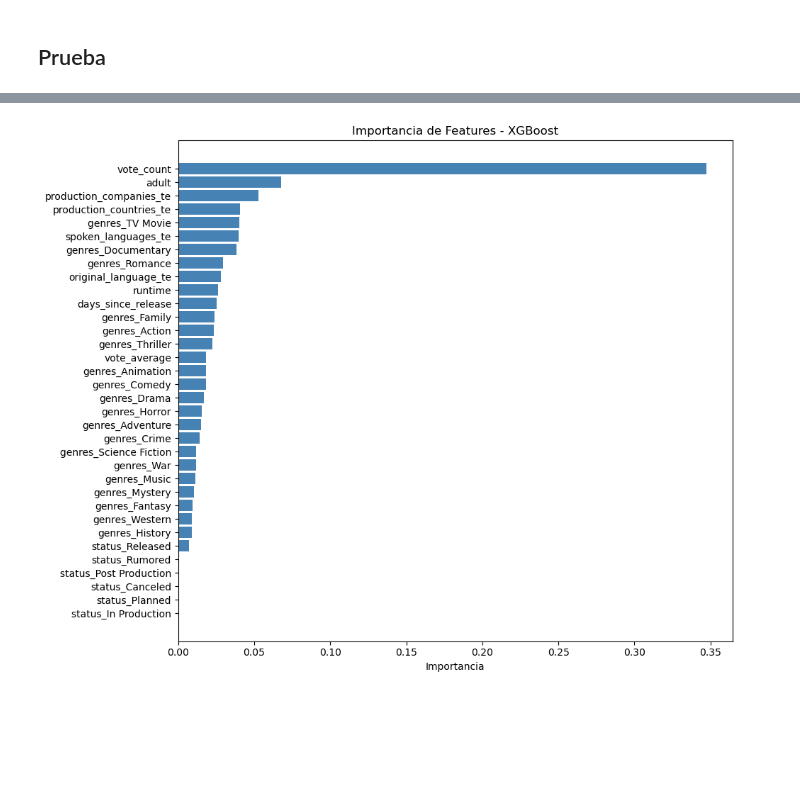
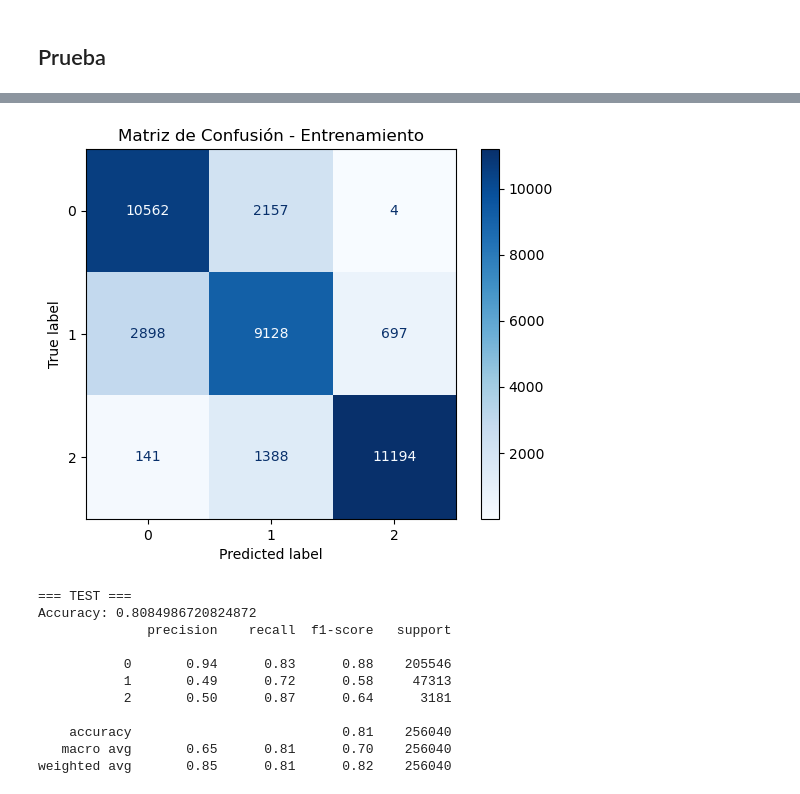
Before and after one commit to mgonzalez738/TP_AndD, a Jupyter notebook: TrabajoPráctico copy.ipynb, the cells around one changed output, grey strips where cells are left out. Drawn from its saved outputs; the diff is of its cells as text; code cells hidden in the pictures; blank space fills up the shorter version.

```diff
--- a/TrabajoPráctico copy.ipynb
+++ b/TrabajoPráctico copy.ipynb
@@ -639,7 +640,7 @@ Mediana usada para reemplazo: 89.0
 num_cols = ['vote_average', 'vote_count', 'runtime', 'days_since_release', 'original_language_te', 'production_countries_te', 'production_companies_te', 'spoken_languages_te']
 
 # Crear el scaler
-scaler = RobustScaler()
+scaler = MinMaxScaler()
 
 # Ajustar sobre el train y transformar ambos conjuntos
 X_train[num_cols] = scaler.fit_transform(X_train[num_cols])
@@ -687,0 +691,12 @@ X_train_bal.describe()
+# %%
+selector = SelectKBest(mutual_info_classif, k=8)
+
+X_train_best = selector.fit_transform(X_train_bal, y_train_bal)
+X_test_best = selector.transform(X_test)
+
+selected_indices = selector.get_support()
+selected_features = X_train.columns[selected_indices]
+scores = selector.scores_[selected_indices]
+print("\nCaracterísticas seleccionadas (Inf. mutua):")
+for feature, score in zip(selected_features, scores):
+    print(f"{feature}: {score:.4f}")
@@ -689,48 +714,53 @@ X_train_bal.describe()
 ## Prueba
 # %%
 from xgboost import XGBClassifier
-from sklearn.metrics import classification_report, accuracy_score
+from sklearn.metrics import classification_report, accuracy_score, confusion_matrix, ConfusionMatrixDisplay
 import pandas as pd
 import matplotlib.pyplot as plt
+
 
 # Modelo
 xgb = XGBClassifier(
     objective='multi:softprob',
     num_class=3,
     random_state=42,
-    n_estimators=300,
-    learning_rate=0.05,
-    max_depth=6,
-    subsample=0.8,
-    colsample_bytree=0.8,
+    n_estimators=100,        # Más árboles pero controlados con early stopping
+    learning_rate=0.03,
+    max_depth=4,             # Árboles más "shallow"
+    subsample=0.7,
+    colsample_bytree=0.7,
+    reg_lambda=2,            # L2 regularization (más penalización)
+    reg_alpha=1,             # L1 regularization (sparsity)
     eval_metric='mlogloss'
 )
 
 # Entrenar
-xgb.fit(X_train_bal, y_train_bal, eval_set=[(X_test, y_test)], verbose=False)
+xgb.fit(X_train_best, y_train_bal, eval_set=[(X_test_best, y_test)], verbose=False)
 
 # Predicciones
-y_pred_train = xgb.predict(X_train)
-y_pred_test = xgb.predict(X_test)
+y_pred_train = xgb.predict(X_train_best)
+y_pred_test = xgb.predict(X_test_best)
 
 # Evaluación
-print("📊 === TRAIN ===")
-print("Accuracy:", accuracy_score(y_train, y_pred_train))
-print(classification_report(y_train, y_pred_train))
+print("=== TRAIN ===")
+print("Accuracy:", accuracy_score(y_train_bal, y_pred_train))
+print(classification_report(y_train_bal, y_pred_train))
 
-print("\n📊 === TEST ===")
+# Matriz de confusión - TRAIN
+cm_train = confusion_matrix(y_train_bal, y_pred_train)
+disp_train = ConfusionMatrixDisplay(confusion_matrix=cm_train)
+disp_train.plot(cmap="Blues", values_format='d')
+plt.title("Matriz de Confusión - Entrenamiento")
+plt.show()
+
+print("\n=== TEST ===")
 print("Accuracy:", accuracy_score(y_test, y_pred_test))
 print(classification_report(y_test, y_pred_test))
 
-# Importancia de features
-importance_df = pd.DataFrame({
-    'feature': X_train.columns,
-    'importance': xgb.feature_importances_
-}).sort_values(by='importance', ascending=True)
-
-plt.figure(figsize=(10, 8))
-plt.barh(importance_df['feature'], importance_df['importance'], color='steelblue')
-plt.title('Importancia de Features - XGBoost')
-plt.xlabel('Importancia')
-plt.tight_layout()
+# Matriz de confusión - TEST
+cm_test = confusion_matrix(y_test, y_pred_test)
+disp_test = ConfusionMatrixDisplay(confusion_matrix=cm_test)
+disp_test.plot(cmap="Oranges", values_format='d')
+plt.title("Matriz de Confusión - Test")
+plt.show()
 # %% [output]
@@ -754 +778,12 @@ weighted avg       0.86      0.87      0.86    255940
-[figure, old version]
+[figure, new version]
+=== TEST ===
+Accuracy: 0.8084986720824872
+              precision    recall  f1-score   support
+
+           0       0.94      0.83      0.88    205546
+           1       0.49      0.72      0.58     47313
+           2       0.50      0.87      0.64      3181
+
+    accuracy                           0.81    256040
+   macro avg       0.65      0.81      0.70    256040
+weighted avg       0.85      0.81      0.82    256040
```
Also changed, not shown: parts of 21 cells of this notebook.
